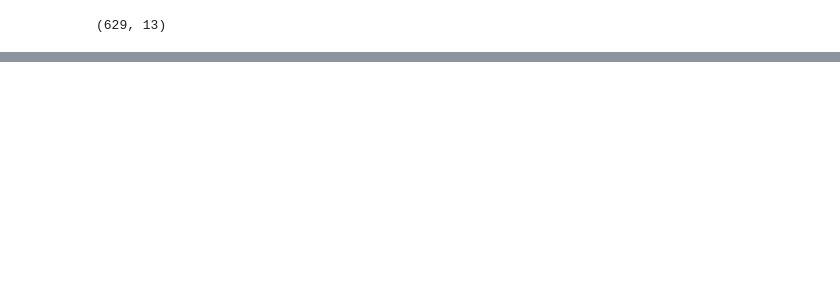
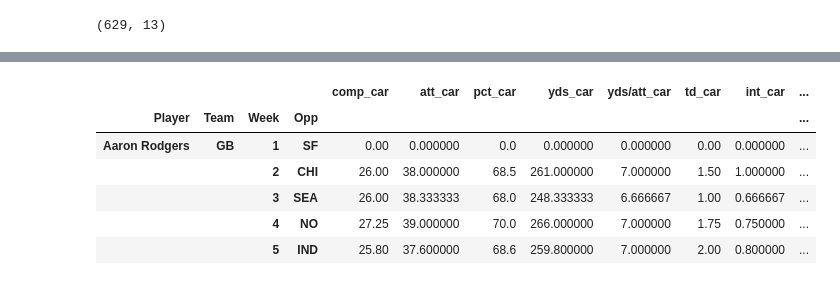
Before and after one commit to rdwyere873/draftkings, a Jupyter notebook: training_dataframes/qb_career_training_df.ipynb, the cells around one changed output, grey strips where cells are left out. Drawn from its saved outputs; the diff is of its cells as text; code cells hidden in the pictures; blank space fills up the shorter version.

```diff
--- a/training_dataframes/qb_career_training_df.ipynb
+++ b/training_dataframes/qb_career_training_df.ipynb
@@ -37,0 +299,3 @@ raw_qb_2012 = raw_qb_2012.rename(columns={'Att.1':'rush_att',
+# %%
+for col in team_stats.columns:
+    print(col)
@@ -38,5 +316,5 @@ raw_qb_2012 = raw_qb_2012.rename(columns={'Att.1':'rush_att',
 # %%
-team_stats = raw_qb_2012.groupby(['Player','Week','Opp']).sum()
+team_stats = raw_qb_2012.groupby(['Player','Team','Week','Opp']).sum()
 # %%
 team_stats.head(), team_stats.shape
 # %% [output]
@@ -68,2 +337,0 @@ def create_career_dataframe(df):
-# %%
-qb_career_2012 = create_career_dataframe(team_stats)
@@ -74,9 +350,15 @@ for col in team_stats:  # Iterate through every attribute in the team_stats data
     points=[]  # Create an empty list to hold the season average of the current attribute
     for player in team_stats.index.levels[0]:  # Iterate through every player in the team_stats df
         total =[] # create an empty list to hold the weekly attributes value
+        count =0
         for week in team_stats.loc[player].index: # Iterate throough every week for the current player
-            total.append(team_stats.loc[player].loc[week][col]) # Add player's value for the current week's attribute to the total list
-            points.append(np.mean(total))  # Add the average of the total list to the season average list
+            if count == 0:
+                points.append(0) # Intiate with career average at begining of 2012 season
+                total.append(team_stats.loc[player].loc[week][col]) # Add player's value for the current week's attribute to the total list
+                count += 1
+            else:
+                total.append(team_stats.loc[player].loc[week][col])
+                points.append(np.mean(total))  # Add the average of the total list to the season average list
     qb_career_2012['{}_car'.format(col.lower())] = points # Insert season average list for current attribute into the current stats dataframe
 # %%
 qb_career_2012.shape
@@ -106,0 +367,10 @@ qb_career_2012[0:100]
+# %%
+qb_career_2012.head()
+# %% [output]
+|  |  |  |  | comp_car | att_car | pct_car | yds_car | yds/att_car | td_car | int_car | ... |
+| Player | Team | Week | Opp |  |  |  |  |  |  |  | ... |
+| Aaron Rodgers | GB | 1 | SF | 0.00 | 0.000000 | 0.0 | 0.000000 | 0.000000 | 0.00 | 0.000000 | ... |
+|  |  | 2 | CHI | 26.00 | 38.000000 | 68.5 | 261.000000 | 7.000000 | 1.50 | 1.000000 | ... |
+|  |  | 3 | SEA | 26.00 | 38.333333 | 68.0 | 248.333333 | 6.666667 | 1.00 | 0.666667 | ... |
+|  |  | 4 | NO | 27.25 | 39.000000 | 70.0 | 266.000000 | 7.000000 | 1.75 | 0.750000 | ... |
+|  |  | 5 | IND | 25.80 | 37.600000 | 68.6 | 259.800000 | 7.000000 | 2.00 | 0.800000 | ... |
```
Also changed, not shown: parts of 35 cells of this notebook.
